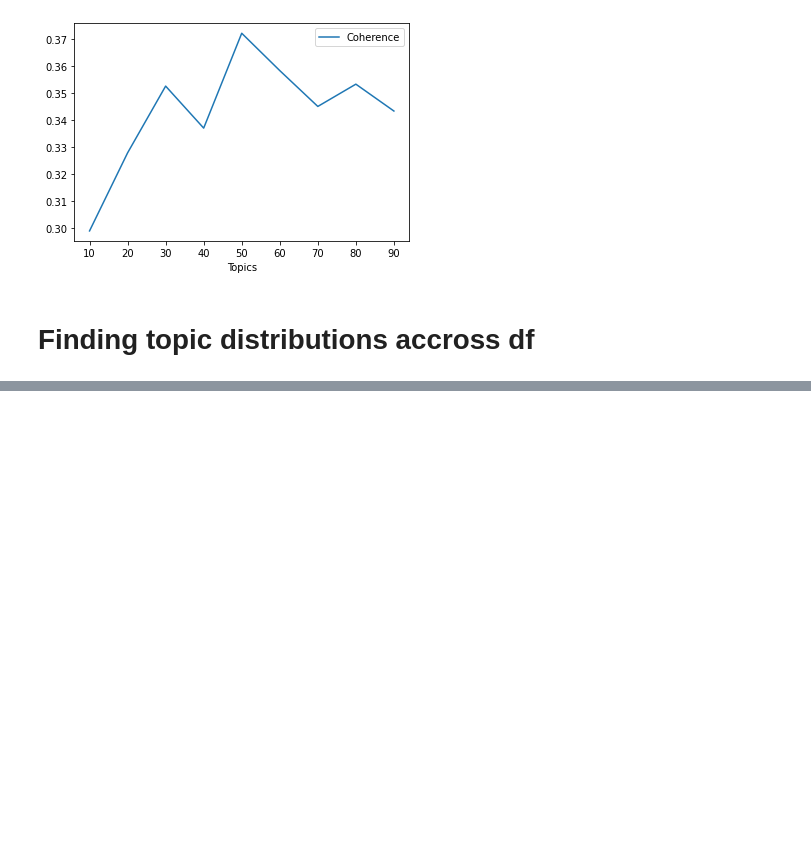
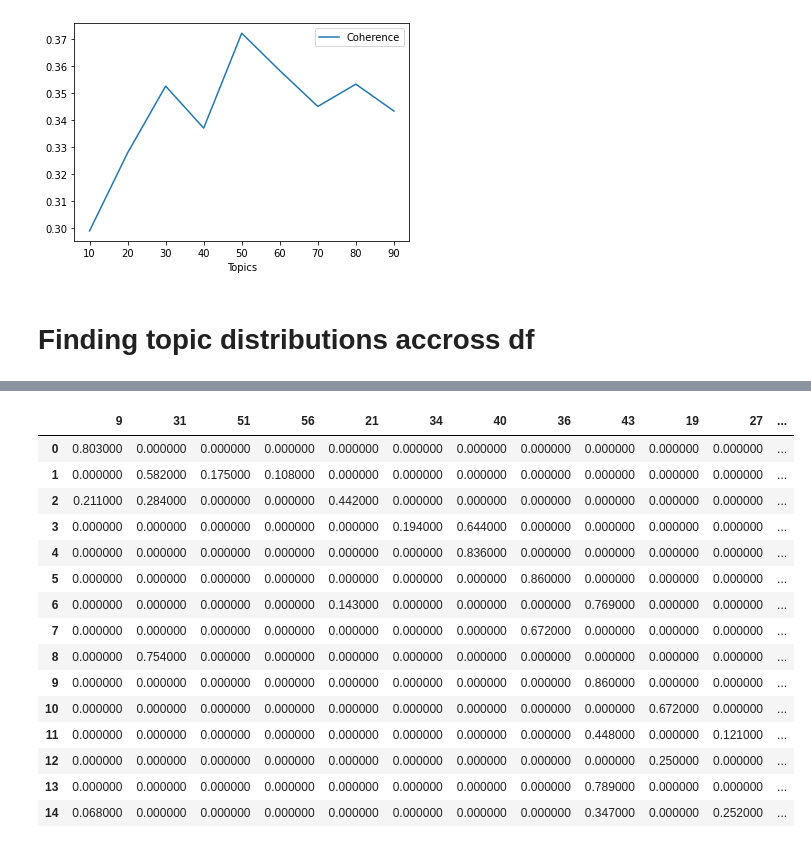
Before and after one commit to tawfiqam/Parenting_Throwaway_CSCW_2019, a Jupyter notebook: Mommit_LDA.ipynb, the cells around one changed output, grey strips where cells are left out. Drawn from its saved outputs; the diff is of its cells as text; code cells hidden in the pictures; blank space fills up the shorter version.

```diff
--- a/Mommit_LDA.ipynb
+++ b/Mommit_LDA.ipynb
@@ -754,0 +467,32 @@ Name: body, Length: 17399, dtype: object
+# %%
+# Styling
+#this takes a long time becuase it has to track every row...that is why it is limited to 15 rows...
+def color_green(val):
+    color = 'blue' if val > .9 else 'black'
+    return 'color: {col}'.format(col=color)
+
+def make_bold(val):
+    weight = 700 if val > .9 else 400
+    return 'font-weight: {weight}'.format(weight=weight)
+
+# Apply Style
+#limit to 15 rows
+topic_bow_styled = topic_bow.head(15).style.applymap(color_green).applymap(make_bold)
+topic_bow_styled
+# %% [output]
+|  | 9 | 31 | 51 | 56 | 21 | 34 | 40 | 36 | 43 | 19 | 27 | ... |
+| 0 | 0.803000 | 0.000000 | 0.000000 | 0.000000 | 0.000000 | 0.000000 | 0.000000 | 0.000000 | 0.000000 | 0.000000 | 0.000000 | ... |
+| 1 | 0.000000 | 0.582000 | 0.175000 | 0.108000 | 0.000000 | 0.000000 | 0.000000 | 0.000000 | 0.000000 | 0.000000 | 0.000000 | ... |
+| 2 | 0.211000 | 0.284000 | 0.000000 | 0.000000 | 0.442000 | 0.000000 | 0.000000 | 0.000000 | 0.000000 | 0.000000 | 0.000000 | ... |
+| 3 | 0.000000 | 0.000000 | 0.000000 | 0.000000 | 0.000000 | 0.194000 | 0.644000 | 0.000000 | 0.000000 | 0.000000 | 0.000000 | ... |
+| 4 | 0.000000 | 0.000000 | 0.000000 | 0.000000 | 0.000000 | 0.000000 | 0.836000 | 0.000000 | 0.000000 | 0.000000 | 0.000000 | ... |
+| 5 | 0.000000 | 0.000000 | 0.000000 | 0.000000 | 0.000000 | 0.000000 | 0.000000 | 0.860000 | 0.000000 | 0.000000 | 0.000000 | ... |
+| 6 | 0.000000 | 0.000000 | 0.000000 | 0.000000 | 0.143000 | 0.000000 | 0.000000 | 0.000000 | 0.769000 | 0.000000 | 0.000000 | ... |
+| 7 | 0.000000 | 0.000000 | 0.000000 | 0.000000 | 0.000000 | 0.000000 | 0.000000 | 0.672000 | 0.000000 | 0.000000 | 0.000000 | ... |
+| 8 | 0.000000 | 0.754000 | 0.000000 | 0.000000 | 0.000000 | 0.000000 | 0.000000 | 0.000000 | 0.000000 | 0.000000 | 0.000000 | ... |
+| 9 | 0.000000 | 0.000000 | 0.000000 | 0.000000 | 0.000000 | 0.000000 | 0.000000 | 0.000000 | 0.860000 | 0.000000 | 0.000000 | ... |
+| 10 | 0.000000 | 0.000000 | 0.000000 | 0.000000 | 0.000000 | 0.000000 | 0.000000 | 0.000000 | 0.000000 | 0.672000 | 0.000000 | ... |
+| 11 | 0.000000 | 0.000000 | 0.000000 | 0.000000 | 0.000000 | 0.000000 | 0.000000 | 0.000000 | 0.448000 | 0.000000 | 0.121000 | ... |
+| 12 | 0.000000 | 0.000000 | 0.000000 | 0.000000 | 0.000000 | 0.000000 | 0.000000 | 0.000000 | 0.000000 | 0.250000 | 0.000000 | ... |
+| 13 | 0.000000 | 0.000000 | 0.000000 | 0.000000 | 0.000000 | 0.000000 | 0.000000 | 0.000000 | 0.789000 | 0.000000 | 0.000000 | ... |
+| 14 | 0.068000 | 0.000000 | 0.000000 | 0.000000 | 0.000000 | 0.000000 | 0.000000 | 0.000000 | 0.347000 | 0.000000 | 0.252000 | ... |
```
Also changed, not shown: parts of 89 cells of this notebook.
